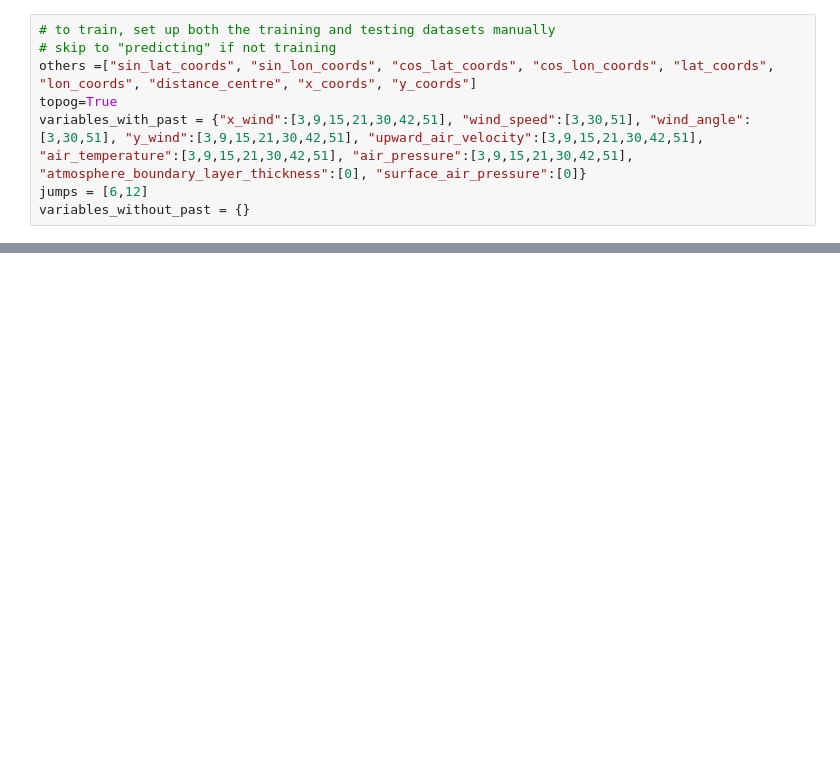
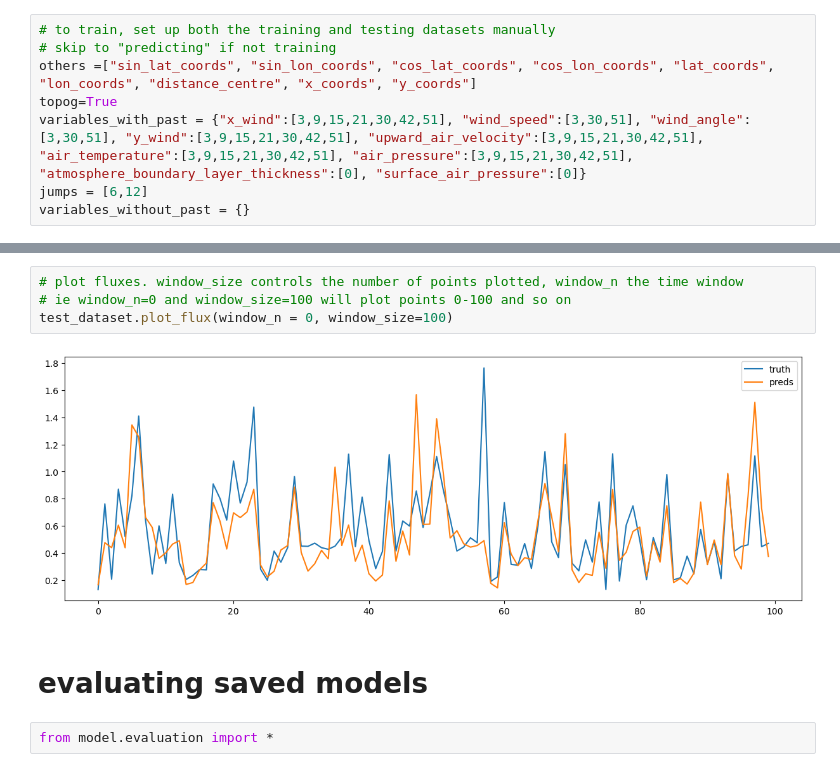
Before and after one commit to GATES-Lab/GATES_LPDM_emulator, a Jupyter notebook: examples.ipynb, the cells around one changed output, grey strips where cells are left out. Cells and saved outputs as stored; diff of their text form; blank space fills up the shorter version.

```diff
--- a/examples.ipynb
+++ b/examples.ipynb
@@ -345,0 +326,10 @@ NMAE: 1.5613786944349077, MSE: 1.03169953748386e-06
+# %%
+# plot fluxes. window_size controls the number of points plotted, window_n the time window
+# ie window_n=0 and window_size=100 will plot points 0-100 and so on
+test_dataset.plot_flux(window_n = 0, window_size=100)
+# %% [output]
+[figure, added]
+# %% [markdown]
+# evaluating saved models
+# %%
+from model.evaluation import *
```
Also changed, not shown: parts of 52 cells of this notebook.
